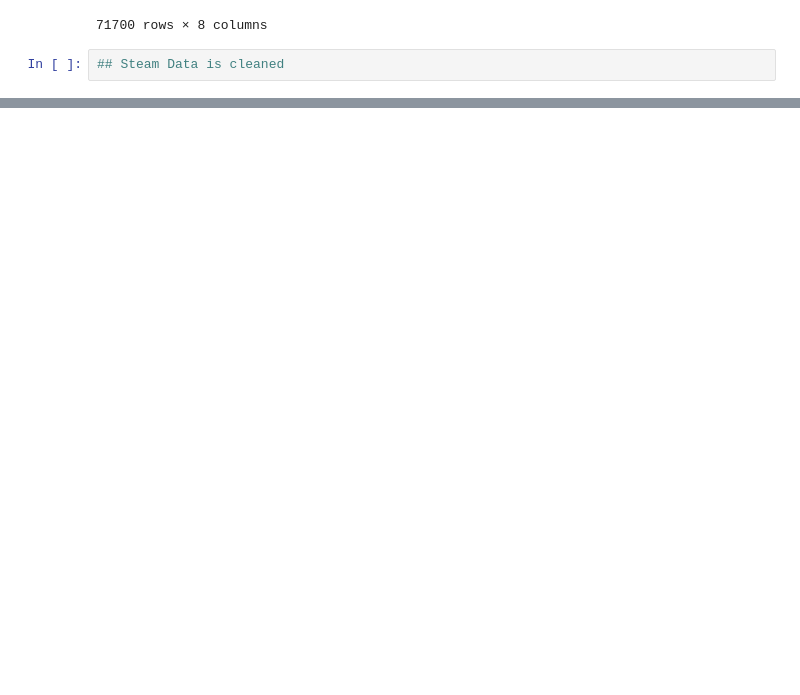
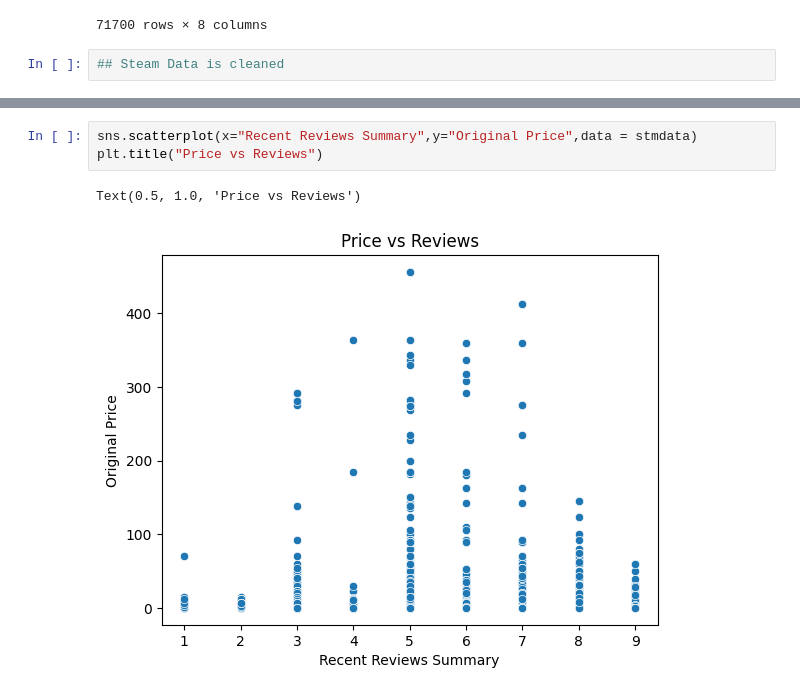
Before and after one commit to Somphone-Isabelle/MachineLearningProject, a Jupyter notebook: ml_project (2).ipynb, the cells around one changed output, grey strips where cells are left out. Drawn from its saved outputs; the diff is of its cells as text; blank space fills up the shorter version.

```diff
--- a/ml_project (2).ipynb
+++ b/ml_project (2).ipynb
@@ -241,0 +275,6 @@ stmdata.columns
+# %%
+sns.scatterplot(x="Recent Reviews Summary",y="Original Price",data = stmdata)
+plt.title("Price vs Reviews")
+# %% [output]
+Text(0.5, 1.0, 'Price vs Reviews')
+[figure, added]
```
Also changed, not shown: parts of 10 cells of this notebook, 1 other file.
